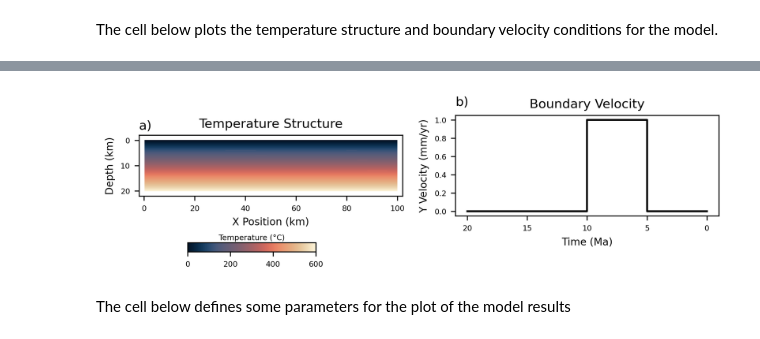
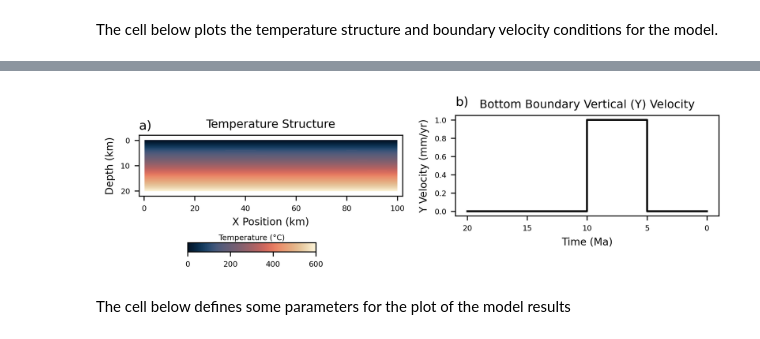
Before and after one commit to dyvasey/gdtchron, a Jupyter notebook: aspect/figures_model.ipynb, the cells around one changed output, grey strips where cells are left out. Drawn from its saved outputs; the diff is of its cells as text; code cells hidden in the pictures.

```diff
--- a/aspect/figures_model.ipynb
+++ b/aspect/figures_model.ipynb
@@ -31,7 +31,7 @@ cmap = cmc.lipari
 gdt.plot_vtk_2d(mesh, 'T', bounds=[-2, 102, -2, 22], ax=axs[0],
           cmap=cmap, colorbar=False, clim=clim)
 
-axs[0].set_title('Temperature Structure', fontsize=10)
+axs[0].set_title('Temperature Structure', fontsize=9)
 axs[0].set_xlabel('X Position (km)', fontsize=8)
 axs[0].set_ylabel('Depth (km)', fontsize=8)
 axs[0].invert_yaxis()
@@ -39,7 +39,7 @@ axs[0].invert_yaxis()
 times = [20, 10, 10, 5, 5, 0]
 y_vel = [0, 0, 1, 1, 0, 0]
 axs[1].plot(times, y_vel, c='black')
-axs[1].set_title('Boundary Velocity', fontsize=10)
+axs[1].set_title('Bottom Boundary Vertical (Y) Velocity', fontsize=9)
 axs[1].set_xlabel('Time (Ma)', fontsize=8)
 axs[1].set_ylabel('Y Velocity (mm/yr)', fontsize=8)
 axs[1].set_xticks([0, 5, 10, 15, 20])
@@ -64,4 +63,4 @@ fig.savefig('exhumation_setup.pdf', bbox_inches='tight')
-[figure, old version]
+[figure, new version]
 # %% [markdown]
 The cell below defines some parameters for the plot of the model results
 # %%
```
Also changed, not shown: parts of 1 cell of this notebook, 2 other files.
